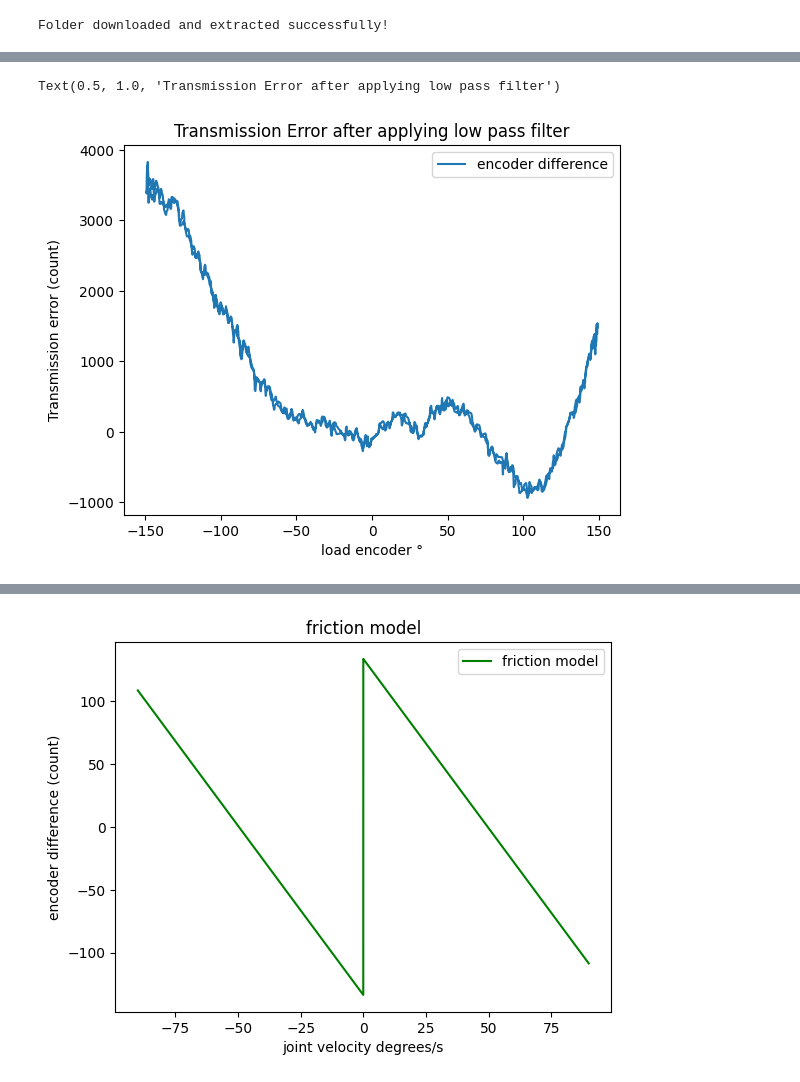
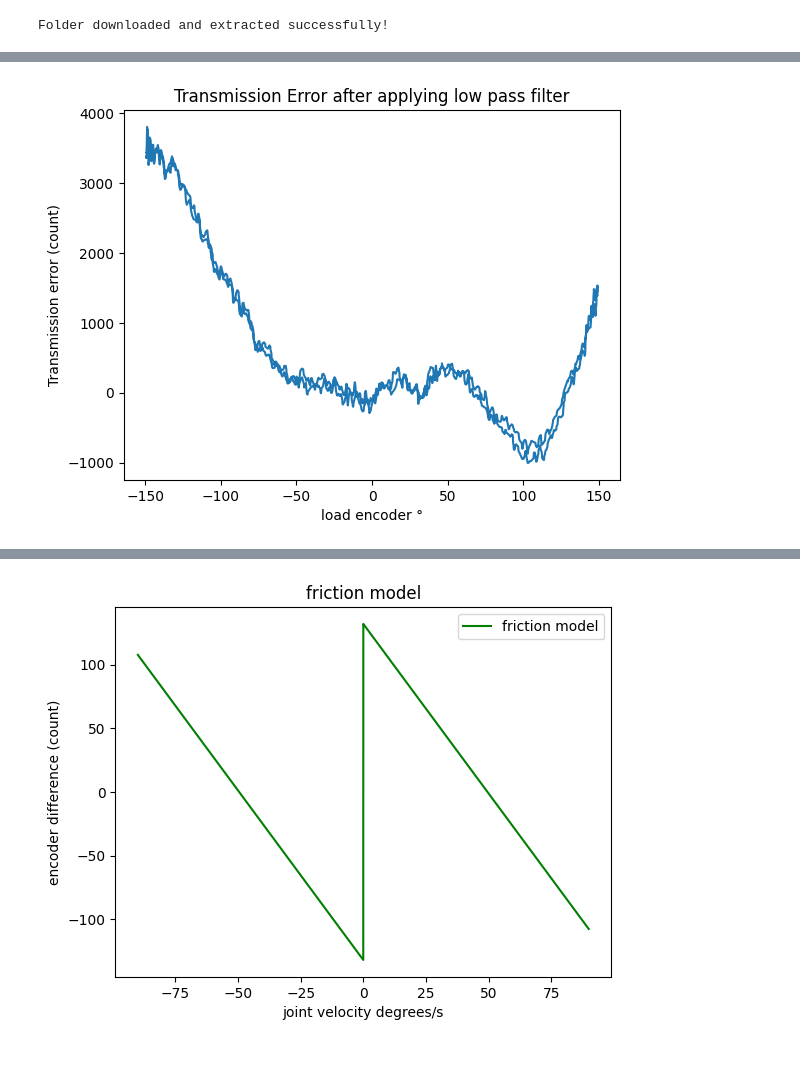
Before and after one commit to allwinlucious/MasterThesis, a Jupyter notebook: 3.1_Analytical_Method.ipynb, the cells around one changed output, grey strips where cells are left out. Drawn from its saved outputs; the diff is of its cells as text; code cells hidden in the pictures.

```diff
--- a/3.1_Analytical_Method.ipynb
+++ b/3.1_Analytical_Method.ipynb
@@ -47,16 +46,15 @@ The encoder data received is notably affected by significant noise, making it un
 # %%
 #apply low pass filter
 for key in data:
     data[key]= filter(data[key],50)
 
 plt.plot(data[sample].encoder_loadinc_3*count_to_deg,data[sample].filtered_motor_enc/gear_ratio - data[sample].filtered_load_enc,label ='encoder difference')
 plt.ylabel('Transmission error (count)')
 plt.xlabel('load encoder °')
-plt.legend(loc='upper right')
 plt.title("Transmission Error after applying low pass filter")
+plt.show()
 # %% [output]
-Text(0.5, 1.0, 'Transmission Error after applying low pass filter')
-[figure, old version]
+[figure, new version]
 # %% [markdown]
 ## 3.1.2 Position Based Error
 
```
Also changed, not shown: parts of 19 cells of this notebook, 1 other file.
